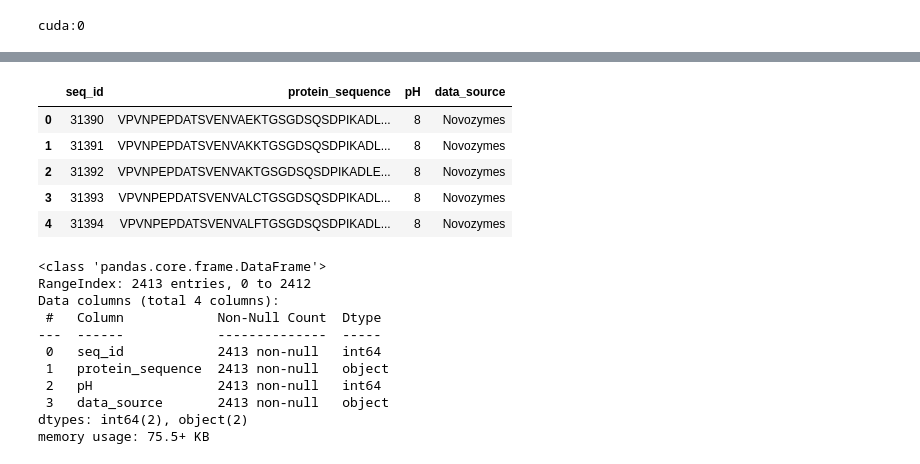
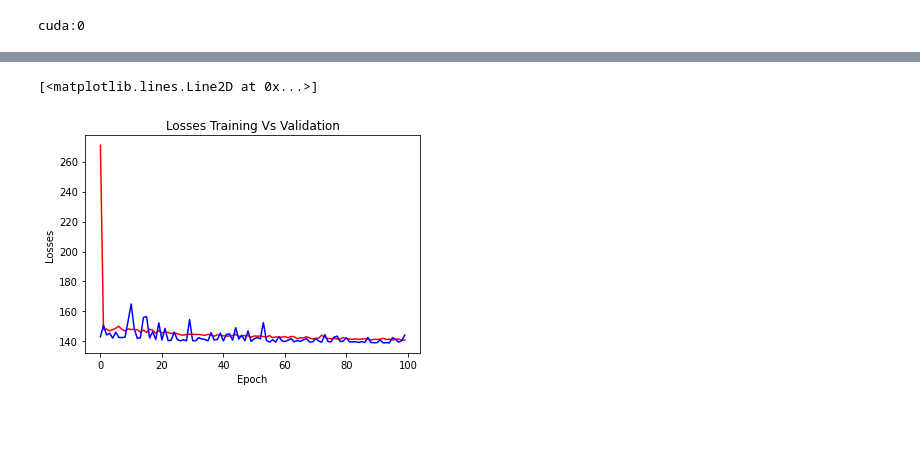
Before and after one commit to gopinathak-geek/novozymes-enzyme-stability-prediction, a Jupyter notebook: NovoModel.ipynb, the cells around one changed output, grey strips where cells are left out. Drawn from its saved outputs; the diff is of its cells as text; code cells hidden in the pictures; blank space fills up the shorter version.

Commit message:
score and loss history

```diff
--- a/NovoModel.ipynb
+++ b/NovoModel.ipynb
@@ -165,5 +238,3 @@ class TrainData(Dataset):
 # %%
-train_data = TrainData(torch.FloatTensor(img), torch.FloatTensor(label))
+train_data = TrainData(torch.FloatTensor(train_img), torch.FloatTensor(train_label))
+test_data = TestData(torch.FloatTensor(test_img))
-# %%
-image, label = train_data[2]
-print(image.shape, label)
@@ -174,8 +243,9 @@ train_size = int(0.8 * len(train_data))
 val_size = len(train_data) - train_size
 training_data, validation_data = torch.utils.data.random_split(train_data, [train_size, val_size])
 # %%
-BATCH_SIZE = 128
+BATCH_SIZE = 64
 training_loader = DataLoader(dataset=training_data, batch_size=BATCH_SIZE, shuffle=True, num_workers=2, pin_memory=True)
 validation_loader = DataLoader(dataset=validation_data, batch_size=BATCH_SIZE, shuffle=False, num_workers=2, pin_memory=True)
+test_loader = DataLoader(dataset=test_data, batch_size=1, shuffle=False, num_workers=2, pin_memory=True)
 # %%
 class NovoNet(nn.Module):
@@ -273,23 +368,11 @@ for epoch in range(EPOCHS):
-# %%
-test_df.head()
-# %% [output]
-|  | seq_id | protein_sequence | pH | data_source |
-| 0 | 31390 | VPVNPEPDATSVENVAEKTGSGDSQSDPIKADL... | 8 | Novozymes |
-| 1 | 31391 | VPVNPEPDATSVENVAKKTGSGDSQSDPIKADL... | 8 | Novozymes |
-| 2 | 31392 | VPVNPEPDATSVENVAKTGSGDSQSDPIKADLE... | 8 | Novozymes |
-| 3 | 31393 | VPVNPEPDATSVENVALCTGSGDSQSDPIKADL... | 8 | Novozymes |
-| 4 | 31394 | VPVNPEPDATSVENVALFTGSGDSQSDPIKADL... | 8 | Novozymes |
-# %%
-test_df.info(verbose=True)
-# %% [output]
-<class 'pandas.core.frame.DataFrame'>
-RangeIndex: 2413 entries, 0 to 2412
-Data columns (total 4 columns):
- #   Column            Non-Null Count  Dtype
----  ------            --------------  -----
- 0   seq_id            2413 non-null   int64
- 1   protein_sequence  2413 non-null   object
- 2   pH                2413 non-null   int64
- 3   data_source       2413 non-null   object
-dtypes: int64(2), object(2)
-memory usage: 75.5+ KB
+# %%
+import matplotlib.pyplot as plt
+
+plt.title('Losses Training Vs Validation')
+plt.xlabel('Epoch')
+plt.ylabel('Losses')
+plt.plot(training_losses_history, '-r')
+plt.plot(validation_losses_history, '-b')
+# %% [output]
+[<matplotlib.lines.Line2D at 0x...>]
+[figure, added]
```
Also changed, not shown: parts of 55 cells of this notebook.
